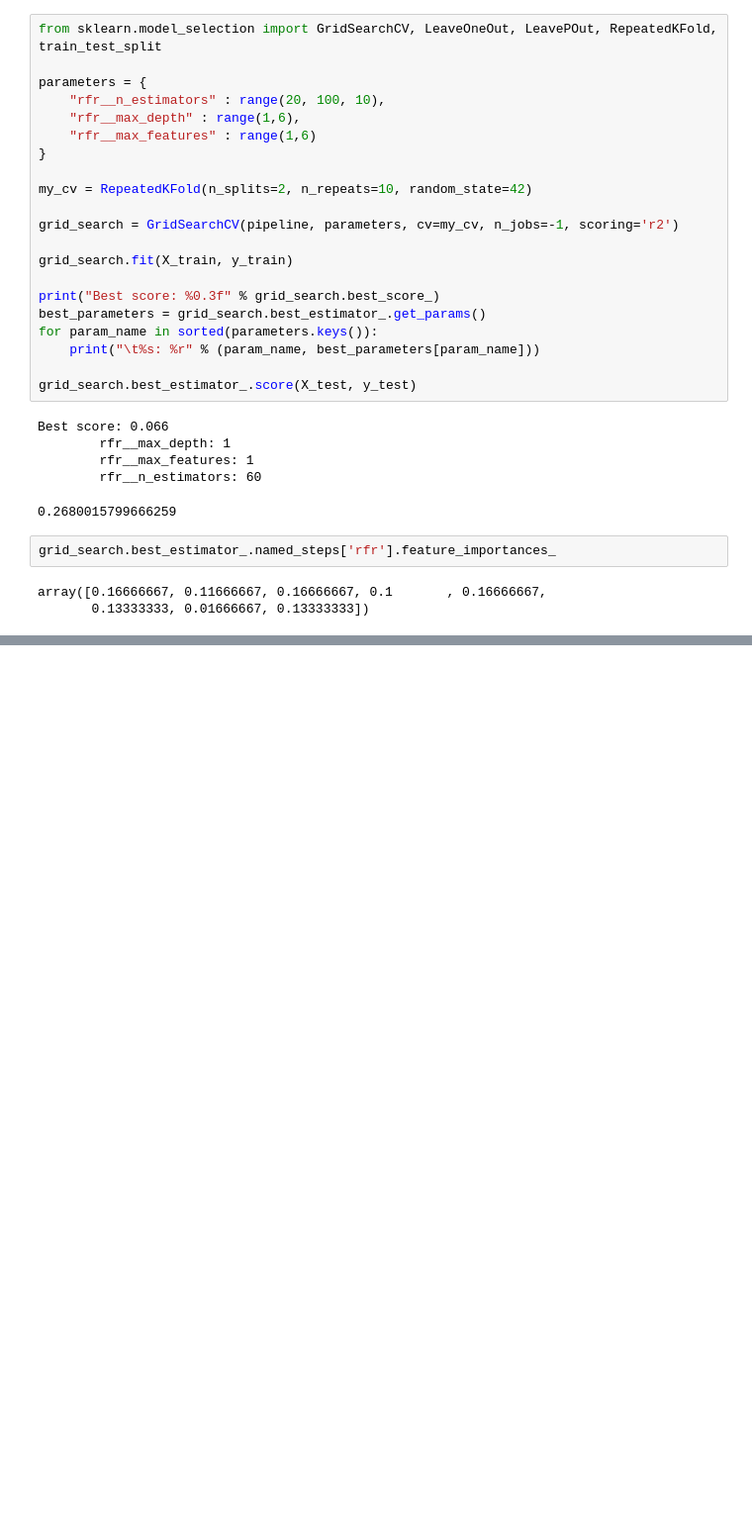
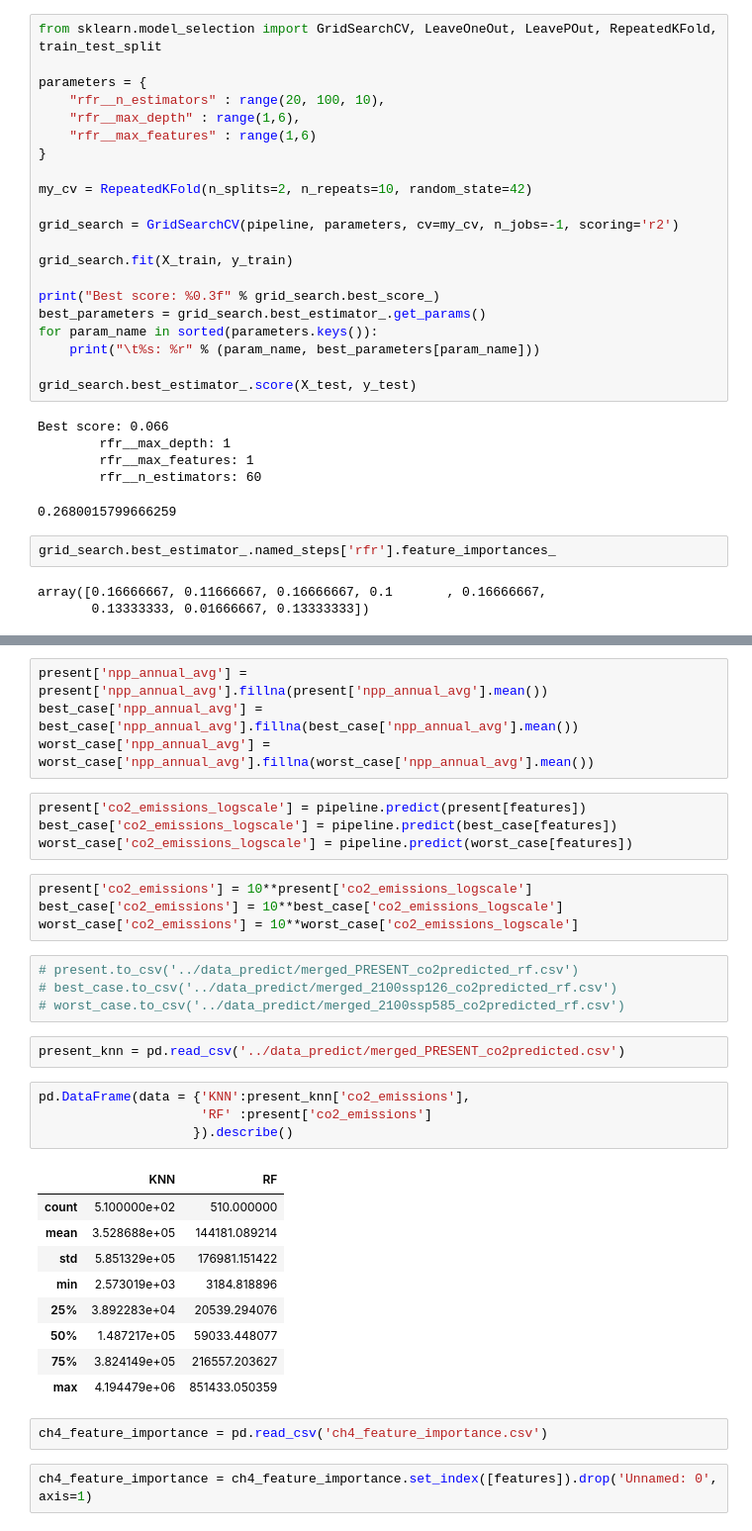
Before and after one commit to kkrlee/hydropower, a Jupyter notebook: yaniv/co2_emissions_randomForest.ipynb, the cells around one changed output, grey strips where cells are left out. Shown at 99% size. Saved outputs shown, nothing was run; the diff lists cells and outputs as text; blank space fills up the shorter version.

```diff
--- a/yaniv/co2_emissions_randomForest.ipynb
+++ b/yaniv/co2_emissions_randomForest.ipynb
@@ -242,0 +299,36 @@ pd.DataFrame(index=X_train.columns,
+# %%
+present['npp_annual_avg'] = present['npp_annual_avg'].fillna(present['npp_annual_avg'].mean())
+best_case['npp_annual_avg'] = best_case['npp_annual_avg'].fillna(best_case['npp_annual_avg'].mean())
+worst_case['npp_annual_avg'] = worst_case['npp_annual_avg'].fillna(worst_case['npp_annual_avg'].mean())
+# %%
+present['co2_emissions_logscale'] = pipeline.predict(present[features])
+best_case['co2_emissions_logscale'] = pipeline.predict(best_case[features])
+worst_case['co2_emissions_logscale'] = pipeline.predict(worst_case[features])
+# %%
+present['co2_emissions'] = 10**present['co2_emissions_logscale']
+best_case['co2_emissions'] = 10**best_case['co2_emissions_logscale']
+worst_case['co2_emissions'] = 10**worst_case['co2_emissions_logscale']
+# %%
+# present.to_csv('../data_predict/merged_PRESENT_co2predicted_rf.csv')
+# best_case.to_csv('../data_predict/merged_2100ssp126_co2predicted_rf.csv')
+# worst_case.to_csv('../data_predict/merged_2100ssp585_co2predicted_rf.csv')
+# %%
+present_knn = pd.read_csv('../data_predict/merged_PRESENT_co2predicted.csv')
+# %%
+pd.DataFrame(data = {'KNN':present_knn['co2_emissions'],
+                     'RF' :present['co2_emissions']
+                    }).describe()
+# %% [output]
+|  | KNN | RF |
+| count | 5.100000e+02 | 510.000000 |
+| mean | 3.528688e+05 | 144181.089214 |
+| std | 5.851329e+05 | 176981.151422 |
+| min | 2.573019e+03 | 3184.818896 |
+| 25% | 3.892283e+04 | 20539.294076 |
+| 50% | 1.487217e+05 | 59033.448077 |
+| 75% | 3.824149e+05 | 216557.203627 |
+| max | 4.194479e+06 | 851433.050359 |
+# %%
+ch4_feature_importance = pd.read_csv('ch4_feature_importance.csv')
+# %%
+ch4_feature_importance = ch4_feature_importance.set_index([features]).drop('Unnamed: 0', axis=1)
```
Also changed, not shown: parts of 16 cells of this notebook, 10 other files.
